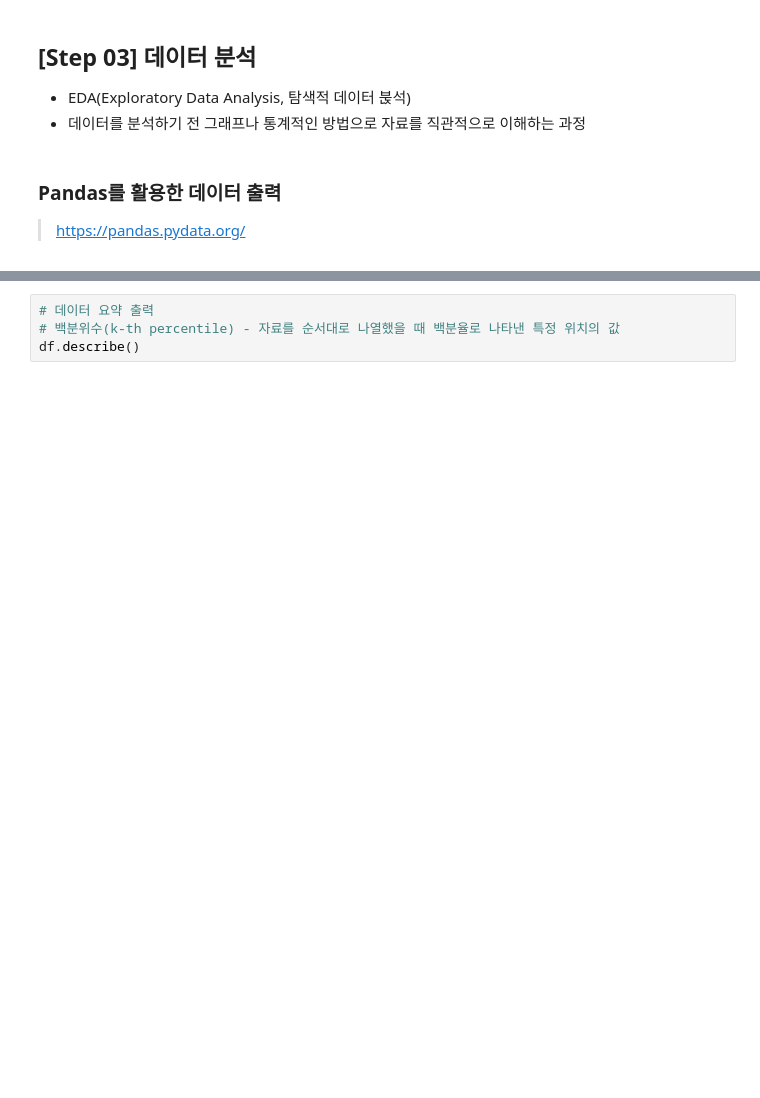
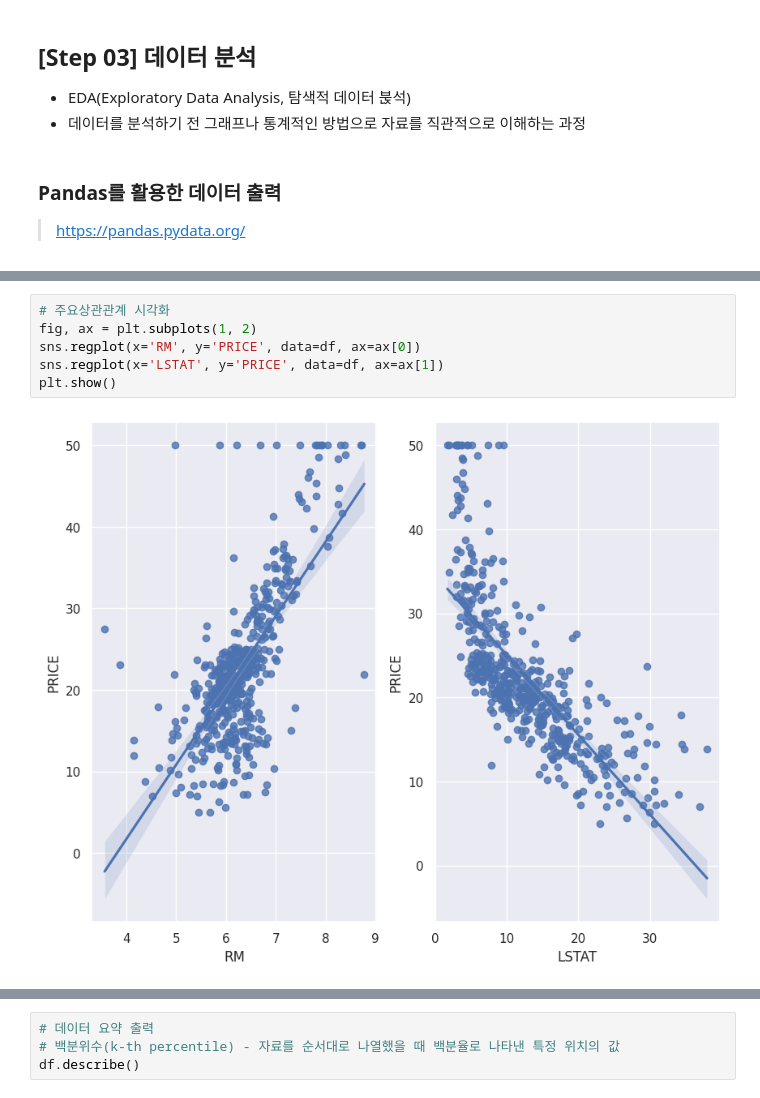
Before and after one commit to hmjeon/LEC-DLCV, a Jupyter notebook: 02 deep learning/03_MLP_Boston House Price.ipynb, the cells around one changed output, grey strips where cells are left out. Drawn from its saved outputs; the diff is of its cells as text; blank space fills up the shorter version.

```diff
--- a/02 deep learning/03_MLP_Boston House Price.ipynb
+++ b/02 deep learning/03_MLP_Boston House Price.ipynb
@@ -159,0 +128,8 @@ df.head(5)
+# %%
+# 주요상관관계 시각화
+fig, ax = plt.subplots(1, 2)
+sns.regplot(x='RM', y='PRICE', data=df, ax=ax[0])
+sns.regplot(x='LSTAT', y='PRICE', data=df, ax=ax[1])
+plt.show()
+# %% [output]
+[figure, added]
```
Also changed, not shown: parts of 19 cells of this notebook, 6 other files.
